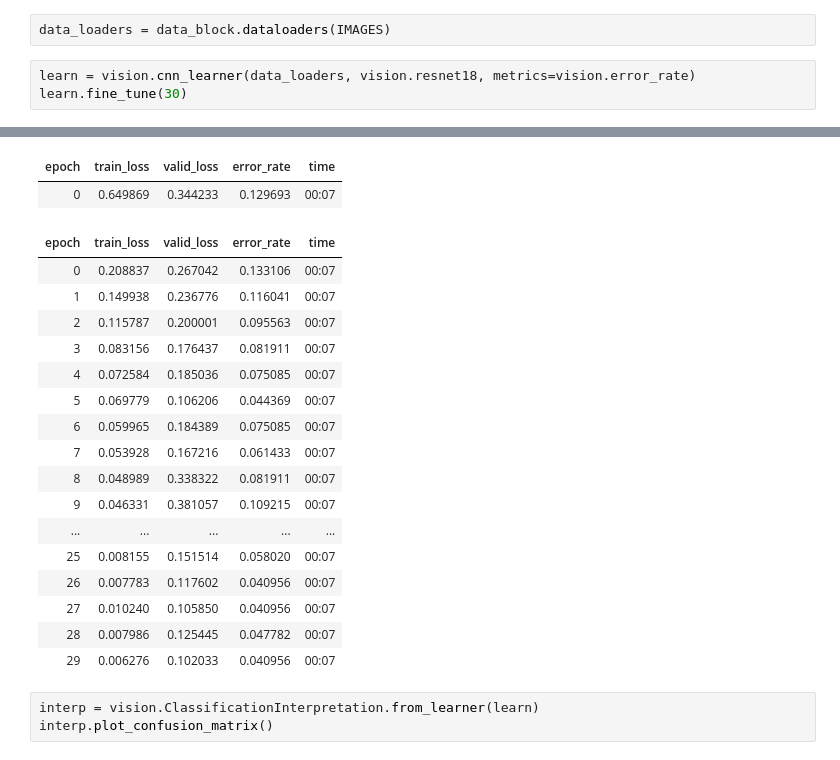
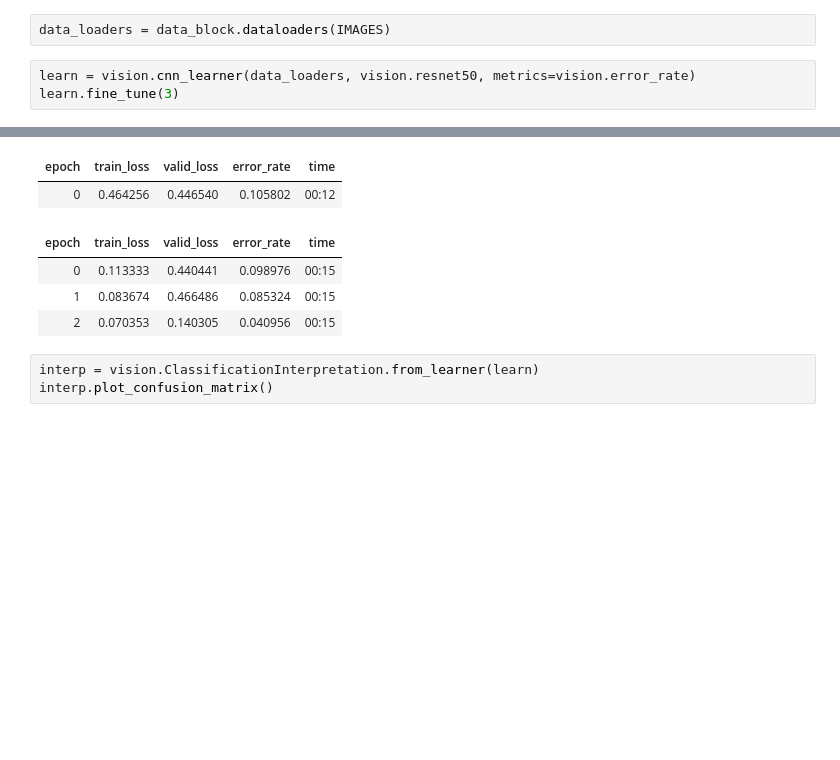
Before and after one commit to cqkh42/boris_vs_keir, a Jupyter notebook: Boris_vs_Keir.ipynb, the cells around one changed output, grey strips where cells are left out. Cells and saved outputs as stored; diff of their text form; blank space fills up the shorter version.

```diff
--- a/Boris_vs_Keir.ipynb
+++ b/Boris_vs_Keir.ipynb
@@ -56,6 +58,6 @@ data_block = vision.DataBlock(
 # %%
 data_loaders = data_block.dataloaders(IMAGES)
 # %%
-learn = vision.cnn_learner(data_loaders, vision.resnet18, metrics=vision.error_rate)
-learn.fine_tune(30)
+learn = vision.cnn_learner(data_loaders, vision.resnet50, metrics=vision.error_rate)
+learn.fine_tune(3)
 # %% [output]
@@ -63,22 +64,9 @@ Downloading: "https://download.pytorch.org/models/resnet18-5c106cde.pth" to /roo
 | epoch | train_loss | valid_loss | error_rate | time |
-| 0 | 0.649869 | 0.344233 | 0.129693 | 00:07 |
+| 0 | 0.464256 | 0.446540 | 0.105802 | 00:12 |
 | epoch | train_loss | valid_loss | error_rate | time |
-| 0 | 0.208837 | 0.267042 | 0.133106 | 00:07 |
-| 1 | 0.149938 | 0.236776 | 0.116041 | 00:07 |
-| 2 | 0.115787 | 0.200001 | 0.095563 | 00:07 |
-| 3 | 0.083156 | 0.176437 | 0.081911 | 00:07 |
-| 4 | 0.072584 | 0.185036 | 0.075085 | 00:07 |
-| 5 | 0.069779 | 0.106206 | 0.044369 | 00:07 |
-| 6 | 0.059965 | 0.184389 | 0.075085 | 00:07 |
-| 7 | 0.053928 | 0.167216 | 0.061433 | 00:07 |
-| 8 | 0.048989 | 0.338322 | 0.081911 | 00:07 |
-| 9 | 0.046331 | 0.381057 | 0.109215 | 00:07 |
-| ... | ... | ... | ... | ... |
-| 25 | 0.008155 | 0.151514 | 0.058020 | 00:07 |
-| 26 | 0.007783 | 0.117602 | 0.040956 | 00:07 |
-| 27 | 0.010240 | 0.105850 | 0.040956 | 00:07 |
-| 28 | 0.007986 | 0.125445 | 0.047782 | 00:07 |
-| 29 | 0.006276 | 0.102033 | 0.040956 | 00:07 |
+| 0 | 0.113333 | 0.440441 | 0.098976 | 00:15 |
+| 1 | 0.083674 | 0.466486 | 0.085324 | 00:15 |
+| 2 | 0.070353 | 0.140305 | 0.040956 | 00:15 |
 # %%
 interp = vision.ClassificationInterpretation.from_learner(learn)
 interp.plot_confusion_matrix()
```
Also changed, not shown: parts of 7 cells of this notebook.
